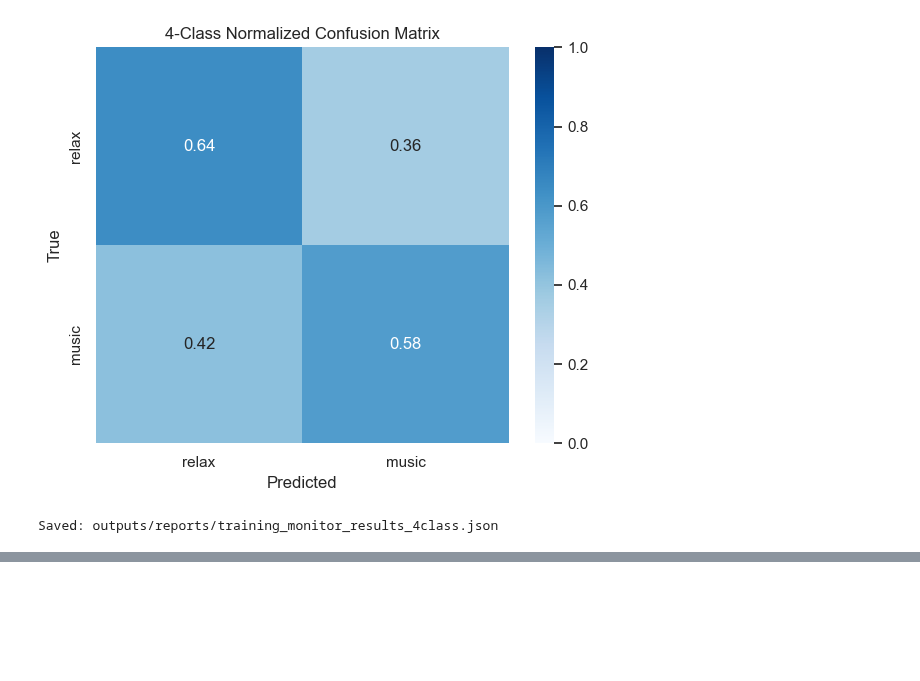
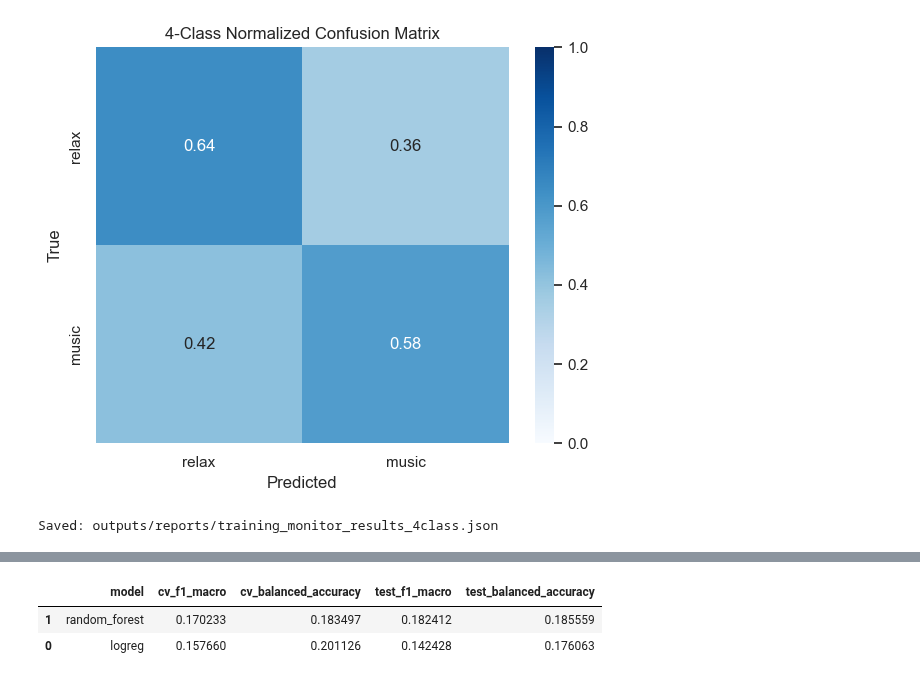
Before and after one commit to parhamkebria/EEG, a Jupyter notebook: training_monitor.ipynb, the cells around one changed output, grey strips where cells are left out. Drawn from its saved outputs; the diff is of its cells as text; code cells hidden in the pictures; blank space fills up the shorter version.

```diff
--- a/training_monitor.ipynb
+++ b/training_monitor.ipynb
@@ -604,0 +689,72 @@ Saved: outputs/reports/training_monitor_results_4class.json
+# %%
+lr_class_weight_major = "balanced" if class_weight_enabled_major else None
+rf_class_weight_major = "balanced_subsample" if class_weight_enabled_major else None
+
+baseline_major = Pipeline([
+    ("imputer", SimpleImputer(strategy="median")),
+    ("clf", DummyClassifier(strategy="most_frequent")),
+])
+
+candidates_major = {
+    "logreg": Pipeline([
+        ("imputer", SimpleImputer(strategy="median")),
+        ("scaler", StandardScaler()),
+        ("clf", LogisticRegression(max_iter=4000, solver="lbfgs", class_weight=lr_class_weight_major, random_state=SEED)),
+    ]),
+    "random_forest": Pipeline([
+        ("imputer", SimpleImputer(strategy="median")),
+        ("clf", RandomForestClassifier(
+            n_estimators=100,
+            max_depth=20,
+            min_samples_leaf=2,
+            class_weight=rf_class_weight_major,
+            random_state=SEED,
+            n_jobs=-1,
+        )),
+    ]),
+}
+
+baseline_major_cv, baseline_major_folds = evaluate_with_groupkfold(
+    name="baseline_major",
+    estimator=baseline_major,
+    x=x_train_major,
+    y=y_train_major,
+    groups=g_train_major,
+    n_splits=N_SPLITS,
+)
+baseline_major_fit = clone(baseline_major).fit(x_train_major, y_train_major)
+baseline_major_test = evaluate_on_test(baseline_major_fit, x_test_major, y_test_major)
+
+major_results = {}
+major_summary_rows = []
+
+for name, estimator in candidates_major.items():
+    cv_sum, folds_df = evaluate_with_groupkfold(
+        name=name + "_major",
+        estimator=estimator,
+        x=x_train_major,
+        y=y_train_major,
+        groups=g_train_major,
+        n_splits=N_SPLITS,
+    )
+    fit_model = clone(estimator).fit(x_train_major, y_train_major)
+    test_m = evaluate_on_test(fit_model, x_test_major, y_test_major)
+
+    major_results[name] = {
+        "cv": cv_sum,
+        "folds": folds_df,
+        "model": fit_model,
+        "test": test_m,
+    }
+    major_summary_rows.append({
+        "model": name,
+        "cv_f1_macro": cv_sum["f1_macro_mean"],
+        "cv_balanced_accuracy": cv_sum["balanced_accuracy_mean"],
+        "test_f1_macro": test_m["f1_macro"],
+        "test_balanced_accuracy": test_m["balanced_accuracy"],
+    })
+
+major_summary_df = pd.DataFrame(major_summary_rows).sort_values("cv_f1_macro", ascending=False)
+print("Major-class model comparison:")
+display(major_summary_df)
+# %% [output]
@@ -604,0 +771,3 @@ Saved: outputs/reports/training_monitor_results_4class.json
+|  | model | cv_f1_macro | cv_balanced_accuracy | test_f1_macro | test_balanced_accuracy |
+| 1 | random_forest | 0.170233 | 0.183497 | 0.182412 | 0.185559 |
+| 0 | logreg | 0.157660 | 0.201126 | 0.142428 | 0.176063 |
```
Also changed, not shown: parts of 4 cells of this notebook, 3 other files.
